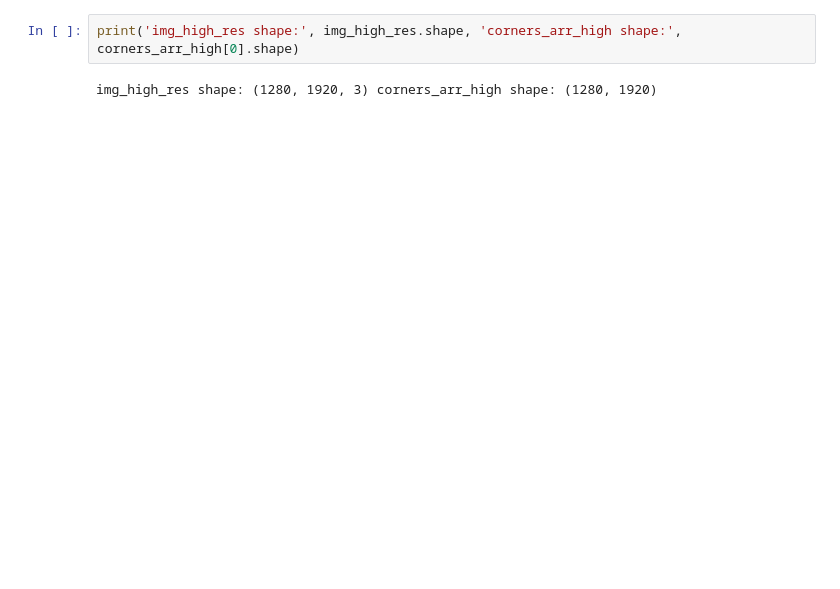
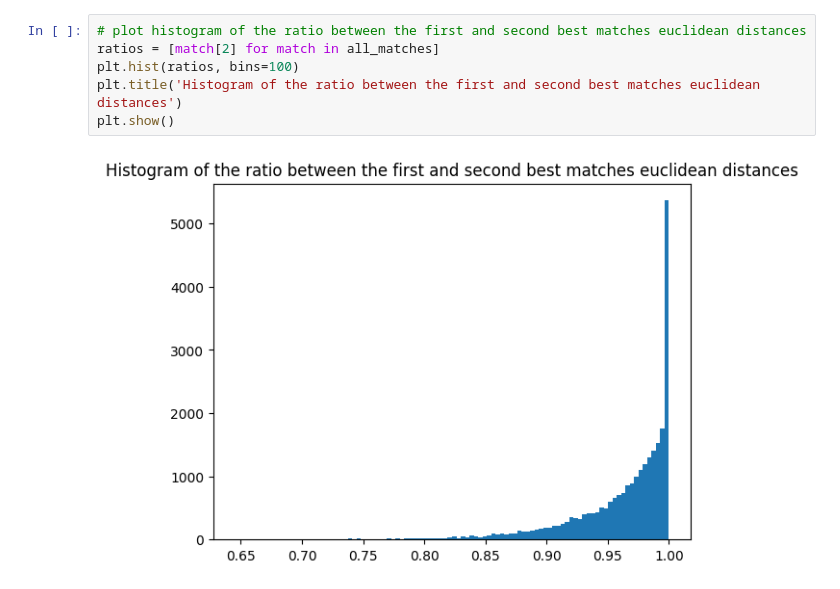
Before and after one commit to Hadartalisr/ImageProcessing, a Jupyter notebook: Ex4/ex4.ipynb, the cells around one changed output. Saved outputs shown, nothing was run; the diff lists cells and outputs as text; blank space fills up the shorter version.

```diff
--- a/Ex4/ex4.ipynb
+++ b/Ex4/ex4.ipynb
@@ -351,7 +437,11 @@ corners_arr_low[0] = np.zeros(corners_arr_low[0].shape)
 # %%
-print('img_high_res shape:', img_high_res.shape, 'corners_arr_high shape:', corners_arr_high[0].shape)
+# plot histogram of the ratio between the first and second best matches euclidean distances
+ratios = [match[2] for match in all_matches]
+plt.hist(ratios, bins=100)
+plt.title('Histogram of the ratio between the first and second best matches euclidean distances')
+plt.show()
 # %% [output]
-img_high_res shape: (1280, 1920, 3) corners_arr_high shape: (1280, 1920)
+[figure, added]
 # %%
 
 # iterate over the scales and plot the corners
```
Also changed, not shown: parts of 22 cells of this notebook.
